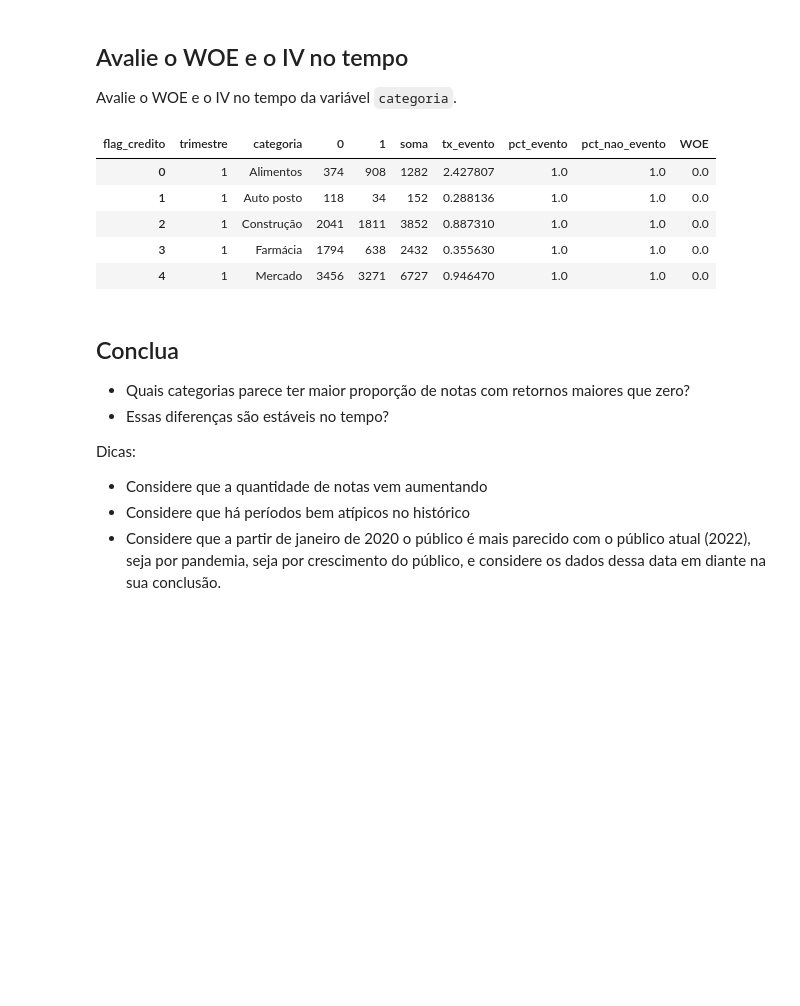
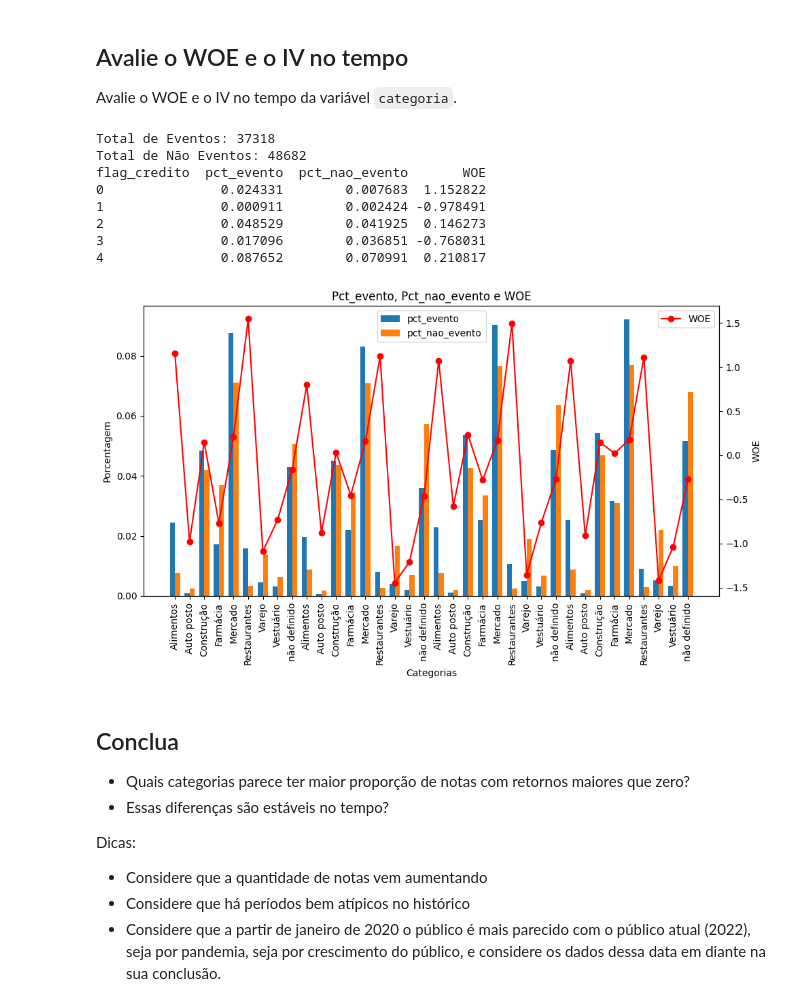
Before and after one commit to Samuel-Oliveira-saturno/Curso_EBAC, a Jupyter notebook: Módulo 36: Descritiva IV/Mod36_T2_samuel_saturno.ipynb, the cells around one changed output. Cells and saved outputs as stored; diff of their text form; code cells hidden in the pictures; blank space fills up the shorter version.

````diff
--- a/Módulo 36: Descritiva IV/Mod36_T2_samuel_saturno.ipynb
+++ b/Módulo 36: Descritiva IV/Mod36_T2_samuel_saturno.ipynb
@@ -504,27 +503,3 @@ plt.show()
 ## Avalie o WOE e o IV no tempo
 
 Avalie o WOE e o IV no tempo da variável ```categoria```.
-# %%
-# Calcula a porcentagem de eventos para cada combinação de 'trimestre' e 'categoria'
-# A porcentagem de eventos é calculada como a razão entre a contagem de eventos (flag_credito = 1)
-# e a soma dos eventos em cada trimestre (agrupados pelo nível 0, que é 'trimestre')
-df_2020_3['pct_evento'] = df_2020_3[1] / df_2020_3[1].groupby(level=0).sum()
-
-# Calcula a porcentagem de não eventos para cada combinação de 'trimestre' e 'categoria'
-# A porcentagem de não eventos é calculada como a razão entre a contagem de não eventos (flag_credito = 0)
-# e a soma dos não eventos em cada trimestre (agrupados pelo nível 0, que é 'trimestre')
-df_2020_3['pct_nao_evento'] = df_2020_3[0] / df_2020_3[0].groupby(level=0).sum()
-
-# Calcula o Weight of Evidence (WOE) para cada combinação de 'trimestre' e 'categoria'
-# O WOE é calculado como o logaritmo da razão entre a porcentagem de eventos e a porcentagem de não eventos
-df_2020_3['WOE'] = np.log(df_2020_3.pct_evento / df_2020_3.pct_nao_evento)
-
-# Exibe as primeiras linhas do DataFrame 'df_2020_3' para verificar as novas colunas
-df_2020_3.head()
-# %% [output]
-| flag_credito | trimestre | categoria | 0 | 1 | soma | tx_evento | pct_evento | pct_nao_evento | WOE |
-| 0 | 1 | Alimentos | 374 | 908 | 1282 | 2.427807 | 1.0 | 1.0 | 0.0 |
-| 1 | 1 | Auto posto | 118 | 34 | 152 | 0.288136 | 1.0 | 1.0 | 0.0 |
-| 2 | 1 | Construção | 2041 | 1811 | 3852 | 0.887310 | 1.0 | 1.0 | 0.0 |
-| 3 | 1 | Farmácia | 1794 | 638 | 2432 | 0.355630 | 1.0 | 1.0 | 0.0 |
-| 4 | 1 | Mercado | 3456 | 3271 | 6727 | 0.946470 | 1.0 | 1.0 | 0.0 |
@@ -559,3 +506,55 @@ plt.show()
+# %%
+# Calcular os denominadores para pct_evento e pct_nao_evento
+total_eventos = df_2020_3[1].sum()
+total_nao_eventos = df_2020_3[0].sum()
+
+# Calcular pct_evento e pct_nao_evento
+df_2020_3['pct_evento'] = df_2020_3[1] / total_eventos
+df_2020_3['pct_nao_evento'] = df_2020_3[0] / total_nao_eventos
+
+# Calcular WOE
+df_2020_3['WOE'] = np.log(df_2020_3['pct_evento'] / df_2020_3['pct_nao_evento'])
+
+# Imprimir valores intermediários para verificar
+print("Total de Eventos:", total_eventos)
+print("Total de Não Eventos:", total_nao_eventos)
+print(df_2020_3[['pct_evento', 'pct_nao_evento', 'WOE']].head())
+
+# Passo 4: Criar os gráficos
+fig, ax1 = plt.subplots(figsize=(10, 6))
+
+# Gráfico de barras para pct_evento e pct_nao_evento
+bar_width = 0.35
+index = np.arange(len(df_2020_3))
+
+bar1 = ax1.bar(index, df_2020_3['pct_evento'], bar_width, label='pct_evento')
+bar2 = ax1.bar(index + bar_width, df_2020_3['pct_nao_evento'], bar_width, label='pct_nao_evento')
+
+ax1.set_xlabel('Categorias')
+ax1.set_ylabel('Porcentagem')
+ax1.set_title('Pct_evento, Pct_nao_evento e WOE')
+ax1.set_xticks(index + bar_width / 2)
+ax1.set_xticklabels(df_2020_3['categoria'], rotation=90)
+ax1.legend()
+
+# Adicionar o gráfico de linhas para WOE
+ax2 = ax1.twinx()
+ax2.plot(index + bar_width / 2, df_2020_3['WOE'], color='r', marker='o', label='WOE')
+ax2.set_ylabel('WOE')
+ax2.legend(loc='upper right')
+
+fig.tight_layout()
+plt.show()
+# %% [output]
+Total de Eventos: 37318
+Total de Não Eventos: 48682
+flag_credito  pct_evento  pct_nao_evento       WOE
+0               0.024331        0.007683  1.152822
+1               0.000911        0.002424 -0.978491
+2               0.048529        0.041925  0.146273
+3               0.017096        0.036851 -0.768031
+4               0.087652        0.070991  0.210817
+[figure, added]
 # %% [markdown]
 ## Conclua
 
````
Also changed, not shown: parts of 4 cells of this notebook.
